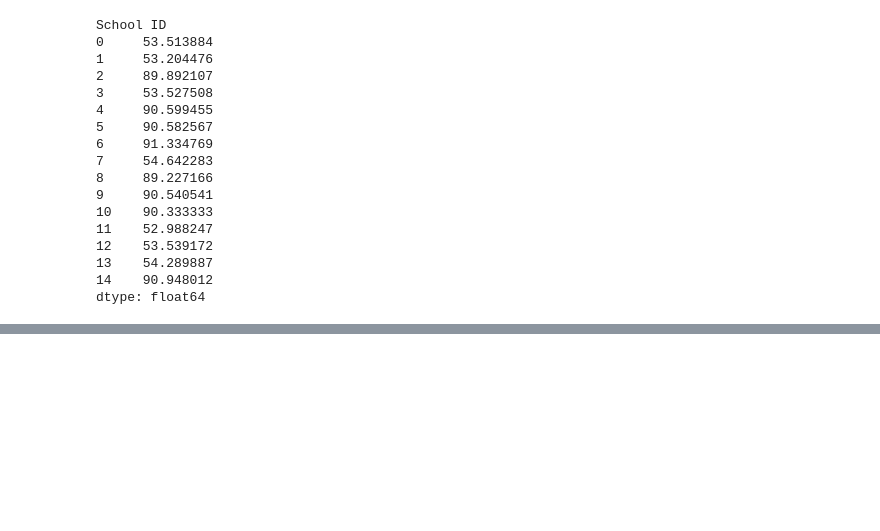
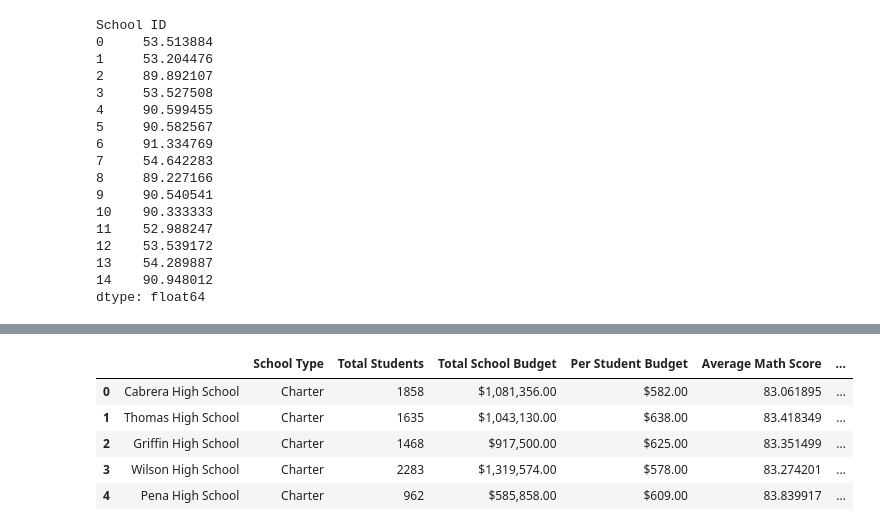
Before and after one commit to cassiegraf/pandas-challenge, a Jupyter notebook: PyCitySchools/PyCity_Cassie_Analysis.ipynb, the cells around one changed output, grey strips where cells are left out. Saved outputs shown, nothing was run; the diff lists cells and outputs as text; code cells hidden in the pictures; blank space fills up the shorter version.

```diff
--- a/PyCitySchools/PyCity_Cassie_Analysis.ipynb
+++ b/PyCitySchools/PyCity_Cassie_Analysis.ipynb
@@ -771,0 +553,24 @@ final_school_summary
+# %%
+top_schools = pd.DataFrame({" ": ["Cabrera High School", "Thomas High School", "Griffin High School", "Wilson High School",
+                                  "Pena High School"],
+                           "School Type": ["Charter", "Charter", "Charter", "Charter", "Charter"],
+                           "Total Students": [1858, 1635, 1468, 2283, 962],
+                           "Total School Budget": [1081356, 1043130, 917500, 1319574, 585858],
+                           "Per Student Budget": [582, 638, 625, 578, 609],
+                           "Average Math Score": [83.061895, 83.418349, 83.351499, 83.274201, 83.839917],
+                           "Average Reading Score": [83.975780, 83.848930, 83.816757, 83.989488, 84.044699],
+                           "% Passing Math": [94.133477, 93.272171, 93.392371, 93.867718, 94.594595],
+                           "% Passing Reading": [97.039828, 97.308869, 97.138965, 96.539641, 95.945946],
+                           "% Overall Passing": [91.334769, 90.948012, 90.599455, 90.582567, 90.540541]})
+
+top_schools["Total School Budget"] = top_schools["Total School Budget"].map("${:,.2f}".format)
+top_schools["Per Student Budget"] = top_schools["Per Student Budget"].map("${:,.2f}".format)
+
+top_schools
+# %% [output]
+|  |  | School Type | Total Students | Total School Budget | Per Student Budget | Average Math Score | ... |
+| 0 | Cabrera High School | Charter | 1858 | $1,081,356.00 | $582.00 | 83.061895 | ... |
+| 1 | Thomas High School | Charter | 1635 | $1,043,130.00 | $638.00 | 83.418349 | ... |
+| 2 | Griffin High School | Charter | 1468 | $917,500.00 | $625.00 | 83.351499 | ... |
+| 3 | Wilson High School | Charter | 2283 | $1,319,574.00 | $578.00 | 83.274201 | ... |
+| 4 | Pena High School | Charter | 962 | $585,858.00 | $609.00 | 83.839917 | ... |
```
Also changed, not shown: parts of 31 cells of this notebook, 1 other file.
